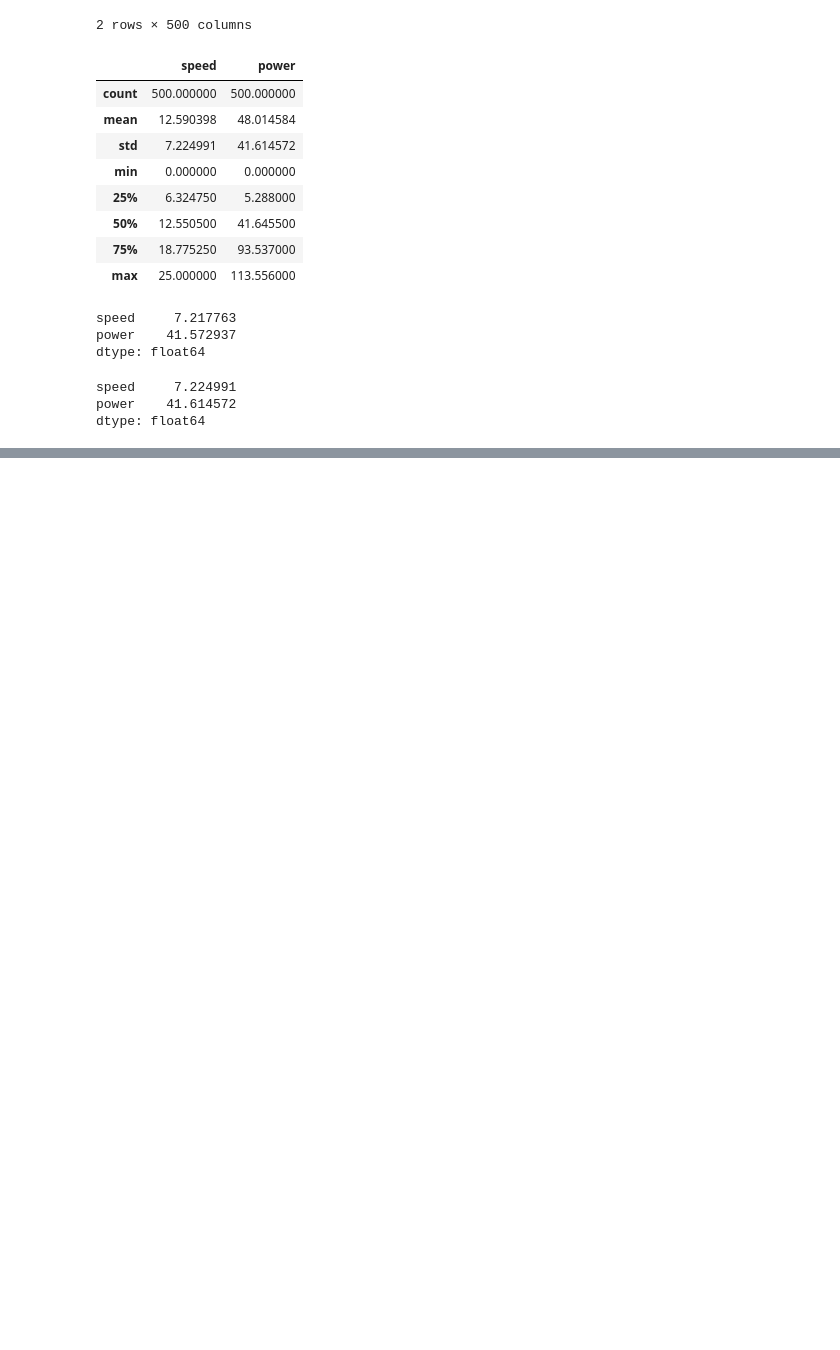
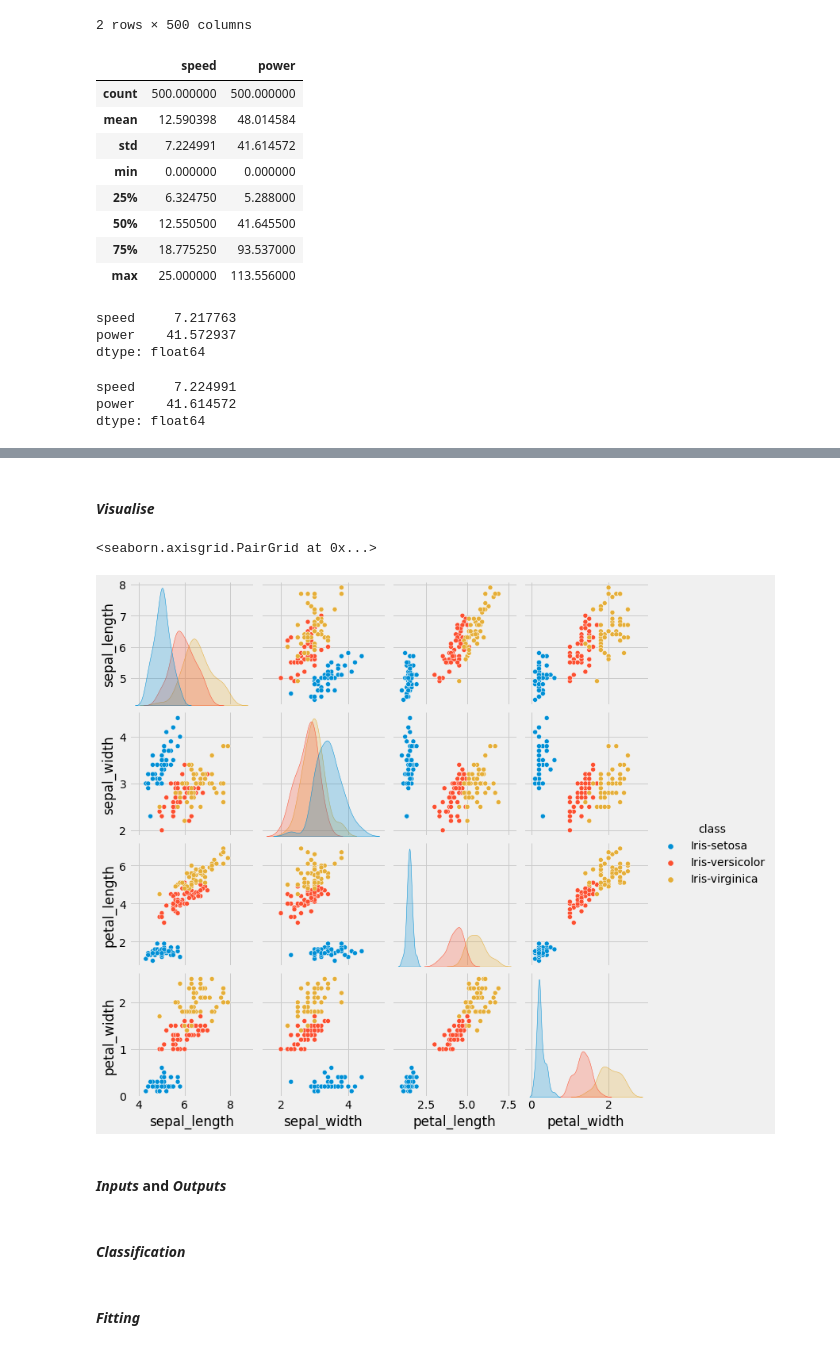
Before and after one commit to G00387867/MLS, a Jupyter notebook: Tasks.ipynb, the cells around one changed output, grey strips where cells are left out. Drawn from its saved outputs; the diff is of its cells as text; code cells hidden in the pictures; blank space fills up the shorter version.

Commit message:
Add task 4 -knn iris data set using sklearn

```diff
--- a/Tasks.ipynb
+++ b/Tasks.ipynb
@@ -234,0 +257,6 @@ ax
+# %%
+# load the iris data set from a URL.
+
+df = pd.read_csv("https://raw.githubusercontent.com/G00387867/pands-project/master/iris.data")
+variables =['sepal_length','sepal_width','petal_length','petal_width','class']
+df = pd.read_csv("https://raw.githubusercontent.com/G00387867/pands-project/master/iris.data", names = variables)
@@ -234,0 +279,10 @@ ax
+# %% [markdown]
+#### _Visualise_
+# %%
+# Plot the Iris data set with a pair plot.
+sns.pairplot(df, hue="class")
+# %% [output]
+<seaborn.axisgrid.PairGrid at 0x...>
+[figure, added]
+# %% [markdown]
+#### _Inputs_ and _Outputs_
@@ -234,0 +293,2 @@ ax
+# %% [markdown]
+#### _Classification_
@@ -234,0 +298,2 @@ ax
+# %% [markdown]
+#### _Fitting_
```
Also changed, not shown: parts of 22 cells of this notebook.
